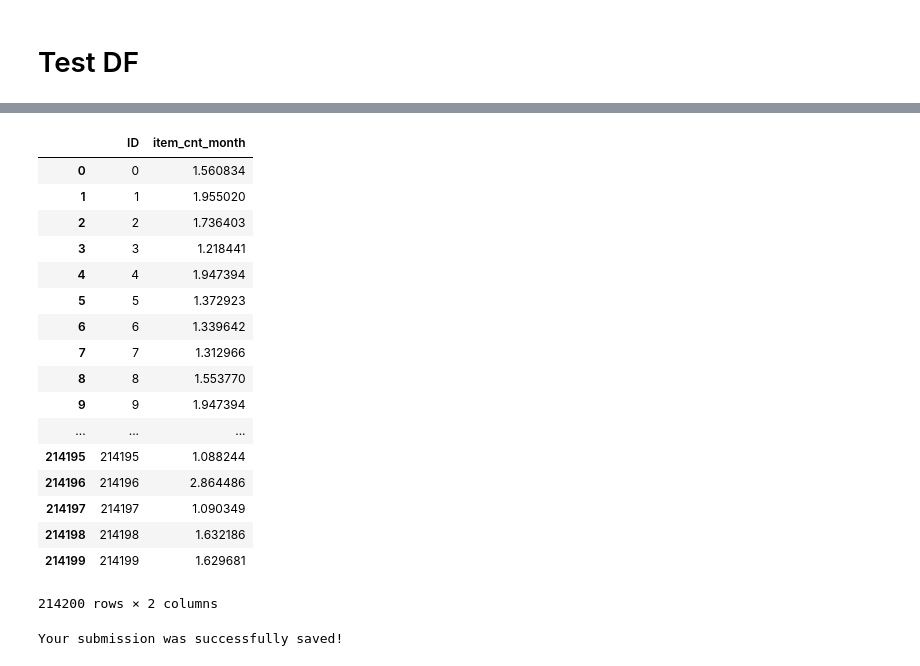
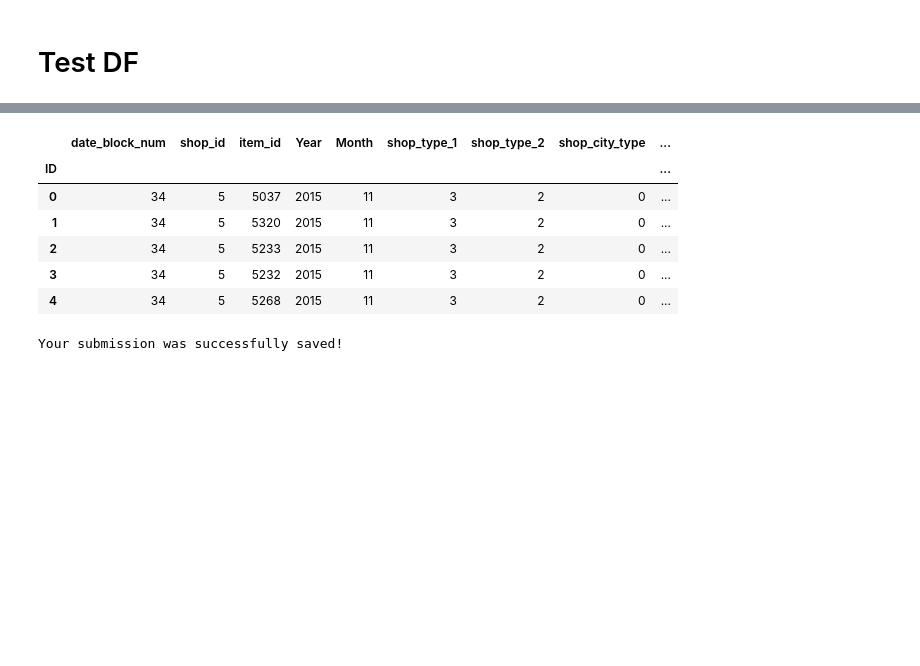
Before and after one commit to tcoppotelli/PredictFutureSales, a Jupyter notebook: work_on_tullio_code.ipynb, the cells around one changed output, grey strips where cells are left out. Cells and saved outputs as stored; diff of their text form; code cells hidden in the pictures; blank space fills up the shorter version.

Commit message:
functions for test set added

```diff
--- a/work_on_tullio_code.ipynb
+++ b/work_on_tullio_code.ipynb
@@ -647,21 +499,33 @@ Actual  (214200, 2)
-# %%
-final_df
-# %% [output]
-|  | ID | item_cnt_month |
-| 0 | 0 | 1.560834 |
-| 1 | 1 | 1.955020 |
-| 2 | 2 | 1.736403 |
-| 3 | 3 | 1.218441 |
-| 4 | 4 | 1.947394 |
-| 5 | 5 | 1.372923 |
-| 6 | 6 | 1.339642 |
-| 7 | 7 | 1.312966 |
-| 8 | 8 | 1.553770 |
-| 9 | 9 | 1.947394 |
-| ... | ... | ... |
-| 214195 | 214195 | 1.088244 |
-| 214196 | 214196 | 2.864486 |
-| 214197 | 214197 | 1.090349 |
-| 214198 | 214198 | 1.632186 |
-| 214199 | 214199 | 1.629681 |
-214200 rows × 2 columns
+# %%
+def add_lag(final_df, df):
+    block33 = df[df['date_block_num'] == 33].copy()
+    block33 = block33[['shop_id', 'item_id', 'item_cnt_month']]
+    block33.rename(columns={"item_cnt_month": "item_cnt_month_1"}, inplace=True)
+    final_df = pd.merge(final_df, block33,  how='left',
+                         left_on = ['shop_id', 'item_id'],
+                         right_on = ['shop_id', 'item_id'])
+    final_df['item_cnt_month_1'] = final_df['item_cnt_month_1'].fillna(0)
+    final_df = final_df.drop_duplicates()
+    final_df = final_df.reset_index(drop=True)
+
+    block32 = df[df['date_block_num'] == 32].copy()
+    block32 = block32[['shop_id', 'item_id', 'item_cnt_month']]
+    block32.rename(columns={"item_cnt_month": "item_cnt_month_2"}, inplace=True)
+    final_df = pd.merge(final_df, block32,  how='left',
+                        left_on = ['shop_id', 'item_id'],
+                        right_on = ['shop_id', 'item_id'])
+    final_df['item_cnt_month_2'] = final_df['item_cnt_month_2'].fillna(0)
+    final_df = final_df.drop_duplicates()
+    final_df = final_df.reset_index(drop=True)
+
+    block31 = df[df['date_block_num'] == 31].copy()
+    block31 = block31[['shop_id', 'item_id', 'item_cnt_month']]
+    block31.rename(columns={"item_cnt_month": "item_cnt_month_3"}, inplace=True)
+    final_df = pd.merge(final_df, block31,  how='left',
+                        left_on = ['shop_id', 'item_id'],
+                        right_on = ['shop_id', 'item_id'])
+    final_df['item_cnt_month_3'] = final_df['item_cnt_month_3'].fillna(0)
+    final_df = final_df.drop_duplicates()
+    final_df = final_df.reset_index(drop=True)
+
+    return final_df
@@ -667,0 +633,15 @@ final_df
+# %%
+test = create_test_df()
+
+test_with_price = add_price_col_to_test(test)
+test_with_price = downcast_dtypes(test_with_price)
+# %%
+test_with_price.head()
+# %% [output]
+|  | date_block_num | shop_id | item_id | Year | Month | shop_type_1 | shop_type_2 | shop_city_type | ... |
+| ID |  |  |  |  |  |  |  |  | ... |
+| 0 | 34 | 5 | 5037 | 2015 | 11 | 3 | 2 | 0 | ... |
+| 1 | 34 | 5 | 5320 | 2015 | 11 | 3 | 2 | 0 | ... |
+| 2 | 34 | 5 | 5233 | 2015 | 11 | 3 | 2 | 0 | ... |
+| 3 | 34 | 5 | 5232 | 2015 | 11 | 3 | 2 | 0 | ... |
+| 4 | 34 | 5 | 5268 | 2015 | 11 | 3 | 2 | 0 | ... |
```
Also changed, not shown: parts of 15 cells of this notebook.
